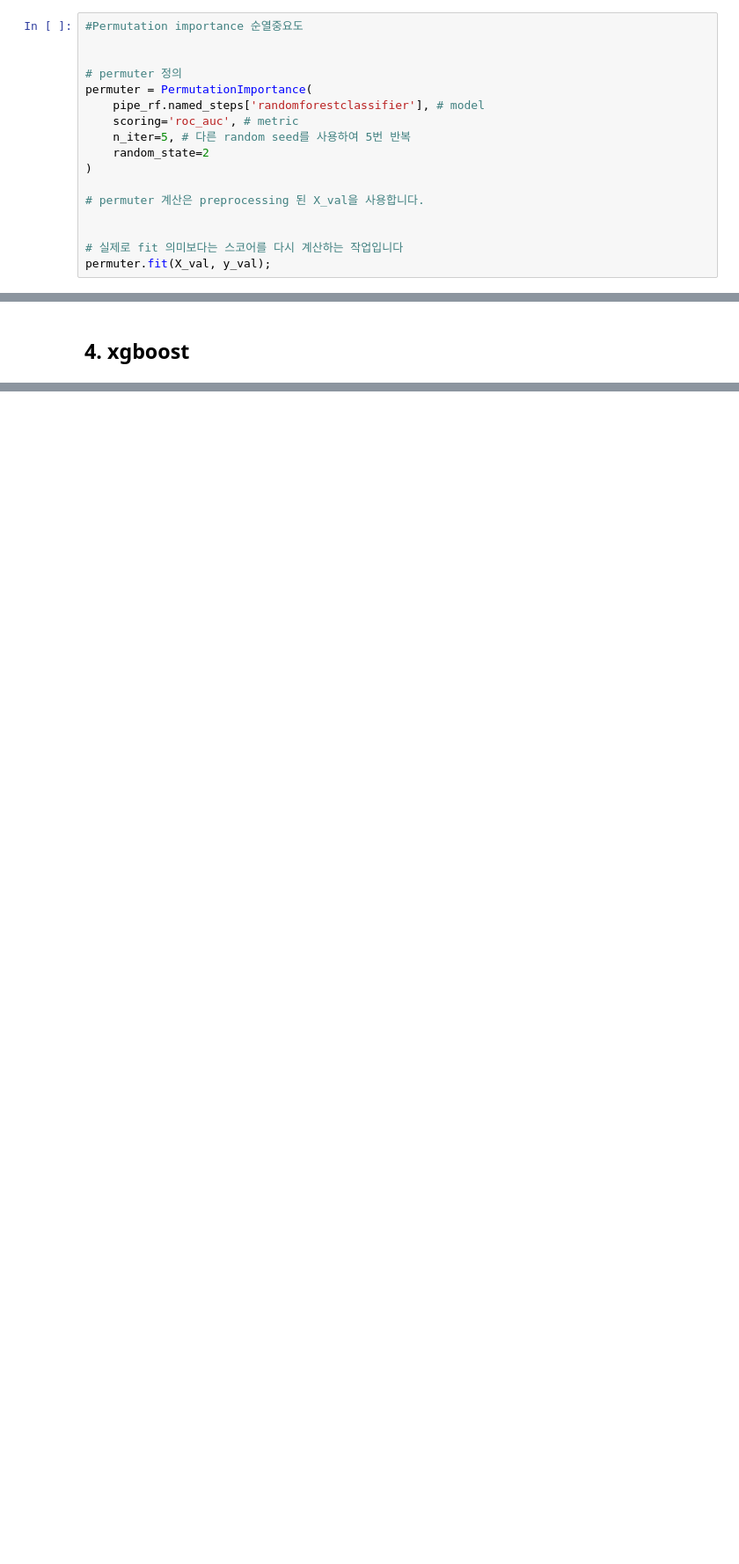
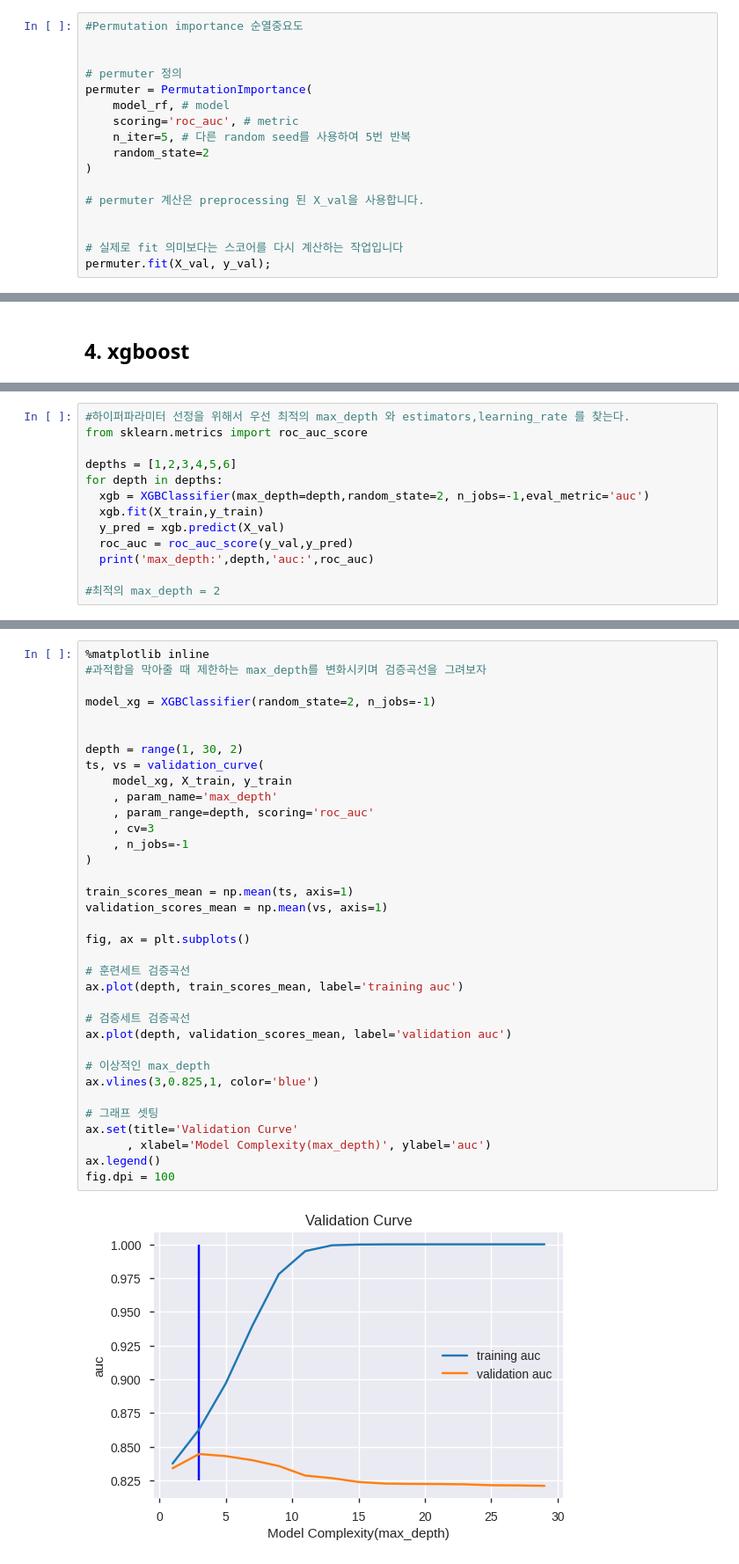
Before and after one commit to sseyonafre/Project, a Jupyter notebook: sprint2/AI_14_고세희_Section2.ipynb, the cells around one changed output, grey strips where cells are left out. Shown at 88% size. Drawn from its saved outputs; the diff is of its cells as text; blank space fills up the shorter version.

```diff
--- a/sprint2/AI_14_고세희_Section2.ipynb
+++ b/sprint2/AI_14_고세희_Section2.ipynb
@@ -692,7 +737,7 @@ importances.sort_values().plot.barh(); #장타율, 잔루, K, 타점, OPS 순으
 
 # permuter 정의
 permuter = PermutationImportance(
-    pipe_rf.named_steps['randomforestclassifier'], # model
+    model_rf, # model
     scoring='roc_auc', # metric
     n_iter=5, # 다른 random seed를 사용하여 5번 반복
     random_state=2
@@ -749,0 +807,13 @@ model.fit(X_train, y_train,
+# %%
+#하이퍼파라미터 선정을 위해서 우선 최적의 max_depth 와 estimators,learning_rate 를 찾는다.
+from sklearn.metrics import roc_auc_score
+
+depths = [1,2,3,4,5,6]
+for depth in depths:
+  xgb = XGBClassifier(max_depth=depth,random_state=2, n_jobs=-1,eval_metric='auc')
+  xgb.fit(X_train,y_train)
+  y_pred = xgb.predict(X_val)
+  roc_auc = roc_auc_score(y_val,y_pred)
+  print('max_depth:',depth,'auc:',roc_auc)
+
+#최적의 max_depth = 2
@@ -749,0 +827,37 @@ model.fit(X_train, y_train,
+# %%
+%matplotlib inline
+#과적합을 막아줄 때 제한하는 max_depth를 변화시키며 검증곡선을 그려보자
+
+model_xg = XGBClassifier(random_state=2, n_jobs=-1)
+
+
+depth = range(1, 30, 2)
+ts, vs = validation_curve(
+    model_xg, X_train, y_train
+    , param_name='max_depth'
+    , param_range=depth, scoring='roc_auc'
+    , cv=3
+    , n_jobs=-1
+)
+
+train_scores_mean = np.mean(ts, axis=1)
+validation_scores_mean = np.mean(vs, axis=1)
+
+fig, ax = plt.subplots()
+
+# 훈련세트 검증곡선
+ax.plot(depth, train_scores_mean, label='training auc')
+
+# 검증세트 검증곡선
+ax.plot(depth, validation_scores_mean, label='validation auc')
+
+# 이상적인 max_depth
+ax.vlines(3,0.825,1, color='blue')
+
+# 그래프 셋팅
+ax.set(title='Validation Curve'
+      , xlabel='Model Complexity(max_depth)', ylabel='auc')
+ax.legend()
+fig.dpi = 100
+# %% [output]
+[figure, added]
```
Also changed, not shown: parts of 50 cells of this notebook.
